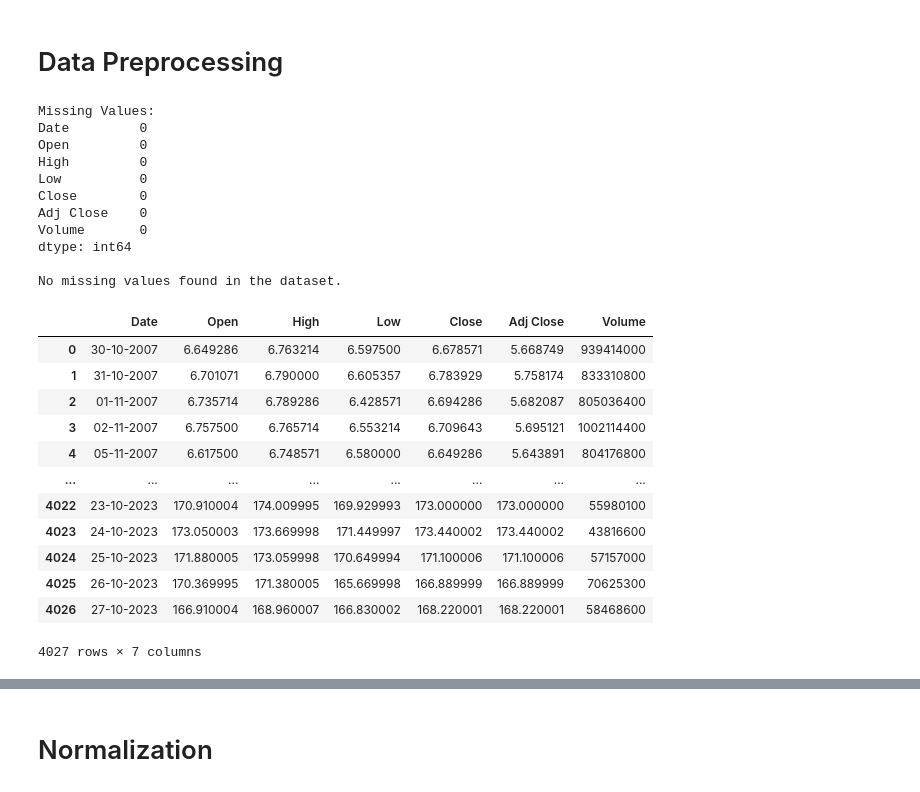
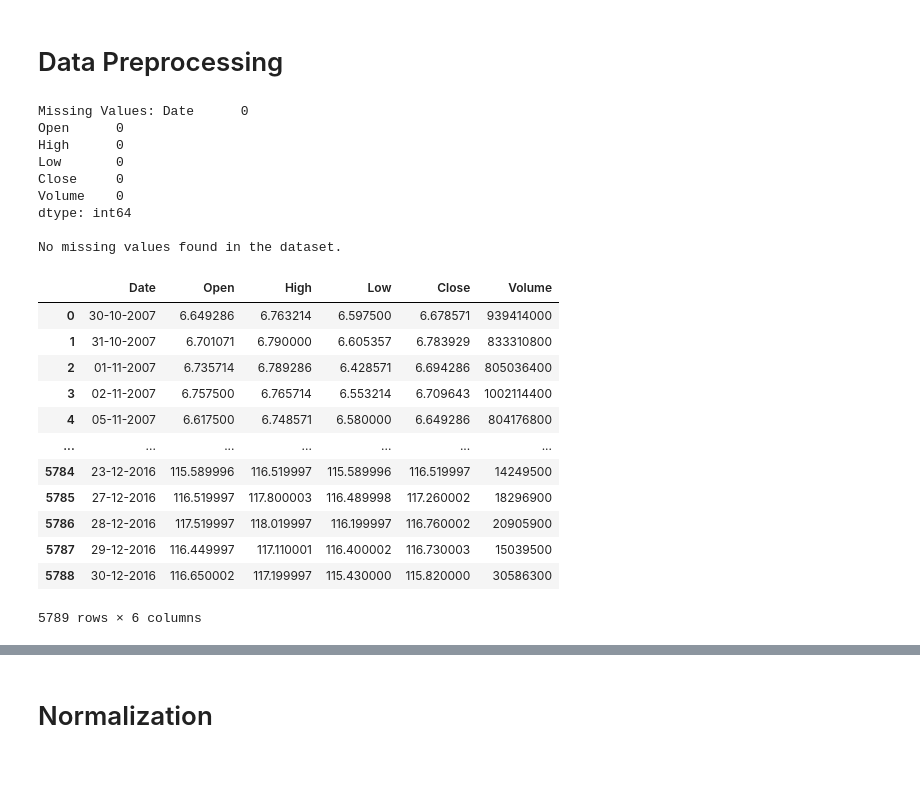
Before and after one commit to danaelshrbiny10/stock-prediction, a Jupyter notebook: notebooks/CNN_Model.ipynb, the cells around one changed output, grey strips where cells are left out. Cells and saved outputs as stored; diff of their text form; code cells hidden in the pictures.

```diff
--- a/notebooks/CNN_Model.ipynb
+++ b/notebooks/CNN_Model.ipynb
@@ -75,0 +60,8 @@ print(data)
+# %%
+# Construct the full file path for data/AAPL_use(2).csv
+file_path_2 = construct_file_path("data/AAPL_use(2).csv")
+
+# Now you can use file_path to read the CSV file
+df2 = pd.read_csv(file_path_2)
+
+print(df2['Close'].shape)
@@ -75,0 +70,5 @@ print(data)
+# %%
+# Removing %h-%m-%s From Date Column in df1
+df1['Date'] = pd.to_datetime(df1['Date'])
+df1['Date'] = df1['Date'].dt.strftime('%d-%m-%Y')
+print(df1)
@@ -75,0 +93,10 @@ print(data)
+# %%
+# Assuming df1 and df2 are your DataFrames
+# Concatenate df1 and df2 along the rows (axis=0)
+df = pd.concat([df1, df2], axis=0)
+
+# Reset index if needed
+df.reset_index(drop=True, inplace=True)
+
+# Display the new DataFrame
+print(df)
@@ -75,0 +121,6 @@ print(data)
+# %%
+# Remove the "Adj Close" and "ADJ Close Stock" columns
+df = df.drop(["Adj Close", "ADJ Close Stock"], axis=1)
+
+# Display the modified DataFrame
+print(df)
@@ -77,46 +143,43 @@ print(data)
 # Data Preprocessing
 # %%
 # Check for missing values
-missing_values = data.isnull().sum()
+missing_values = df.isnull().sum()
 
 # Display the count of missing values for each column
-print("Missing Values:")
-print(missing_values)
+print("Missing Values:", missing_values)
 
 # Check if any missing values are found
 if missing_values.any():
     print("\nThere are missing values in the dataset.")
 else:
     print("\nNo missing values found in the dataset.")
 
 # Removing %h-%m-%s From Date Column
-data['Date'] = pd.to_datetime(data['Date'])
-data['Date'] = data['Date'].dt.strftime('%d-%m-%Y')
-data
+df['Date'] = pd.to_datetime(df['Date'])
+df['Date'] = df['Date'].dt.strftime('%d-%m-%Y')
+df
 # %% [output]
-Missing Values:
-Date         0
-Open         0
-High         0
-Low          0
-Close        0
-Adj Close    0
-Volume       0
+Missing Values: Date      0
+Open      0
+High      0
+Low       0
+Close     0
+Volume    0
 dtype: int64
 
 No missing values found in the dataset.
-|  | Date | Open | High | Low | Close | Adj Close | Volume |
-| 0 | 30-10-2007 | 6.649286 | 6.763214 | 6.597500 | 6.678571 | 5.668749 | 939414000 |
-| 1 | 31-10-2007 | 6.701071 | 6.790000 | 6.605357 | 6.783929 | 5.758174 | 833310800 |
-| 2 | 01-11-2007 | 6.735714 | 6.789286 | 6.428571 | 6.694286 | 5.682087 | 805036400 |
-| 3 | 02-11-2007 | 6.757500 | 6.765714 | 6.553214 | 6.709643 | 5.695121 | 1002114400 |
-| 4 | 05-11-2007 | 6.617500 | 6.748571 | 6.580000 | 6.649286 | 5.643891 | 804176800 |
-| ... | ... | ... | ... | ... | ... | ... | ... |
-| 4022 | 23-10-2023 | 170.910004 | 174.009995 | 169.929993 | 173.000000 | 173.000000 | 55980100 |
-| 4023 | 24-10-2023 | 173.050003 | 173.669998 | 171.449997 | 173.440002 | 173.440002 | 43816600 |
-| 4024 | 25-10-2023 | 171.880005 | 173.059998 | 170.649994 | 171.100006 | 171.100006 | 57157000 |
-| 4025 | 26-10-2023 | 170.369995 | 171.380005 | 165.669998 | 166.889999 | 166.889999 | 70625300 |
-| 4026 | 27-10-2023 | 166.910004 | 168.960007 | 166.830002 | 168.220001 | 168.220001 | 58468600 |
+|  | Date | Open | High | Low | Close | Volume |
+| 0 | 30-10-2007 | 6.649286 | 6.763214 | 6.597500 | 6.678571 | 939414000 |
+| 1 | 31-10-2007 | 6.701071 | 6.790000 | 6.605357 | 6.783929 | 833310800 |
+| 2 | 01-11-2007 | 6.735714 | 6.789286 | 6.428571 | 6.694286 | 805036400 |
+| 3 | 02-11-2007 | 6.757500 | 6.765714 | 6.553214 | 6.709643 | 1002114400 |
+| 4 | 05-11-2007 | 6.617500 | 6.748571 | 6.580000 | 6.649286 | 804176800 |
+| ... | ... | ... | ... | ... | ... | ... |
+| 5784 | 23-12-2016 | 115.589996 | 116.519997 | 115.589996 | 116.519997 | 14249500 |
+| 5785 | 27-12-2016 | 116.519997 | 117.800003 | 116.489998 | 117.260002 | 18296900 |
+| 5786 | 28-12-2016 | 117.519997 | 118.019997 | 116.199997 | 116.760002 | 20905900 |
+| 5787 | 29-12-2016 | 116.449997 | 117.110001 | 116.400002 | 116.730003 | 15039500 |
+| 5788 | 30-12-2016 | 116.650002 | 117.199997 | 115.430000 | 115.820000 | 30586300 |
-4027 rows × 7 columns
+5789 rows × 6 columns
 # %%
 # Checking The Type Of Data Column(object)
```
Also changed, not shown: parts of 17 cells of this notebook, 8 other files.
